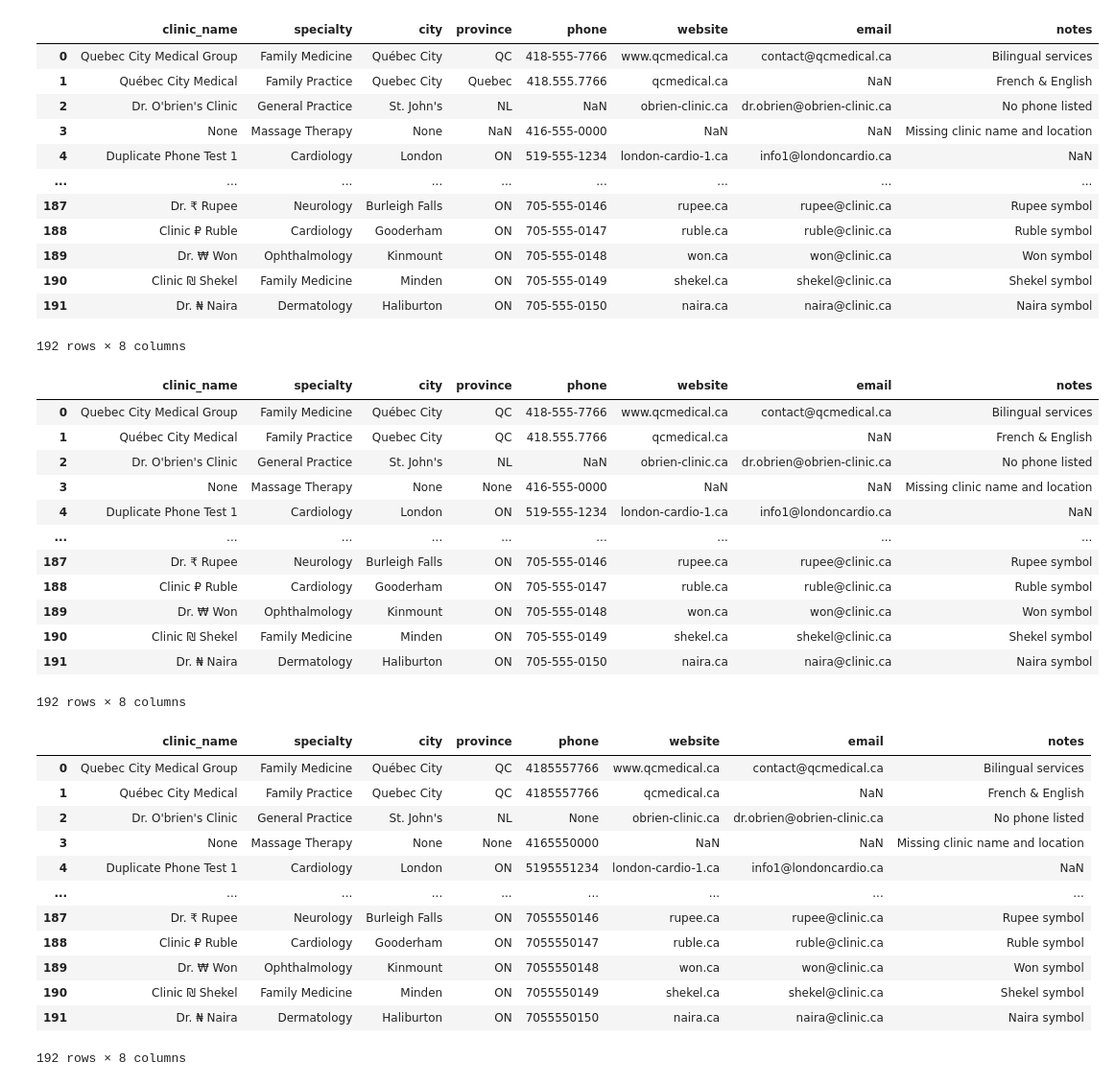
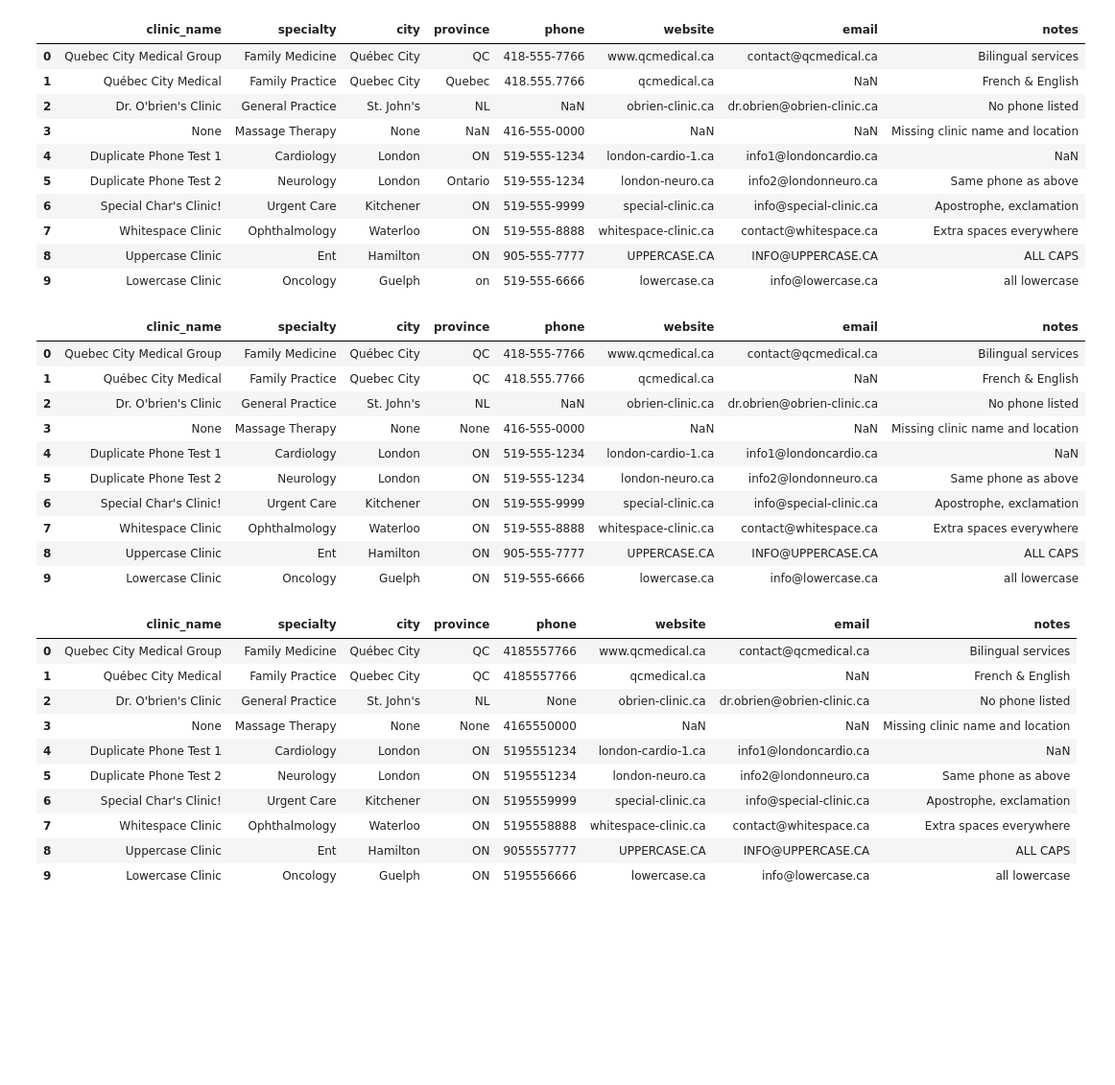
Before and after one commit to AganonIsaiah/Lyyvora-outreach-core-service, a Jupyter notebook: lead_data_pipeline/data_pipeline.ipynb, the cells around one changed output. Shown: that part at 96% size. Cells and saved outputs as stored; diff of their text form; code cells hidden in the pictures; blank space fills up the shorter version.

```diff
--- a/lead_data_pipeline/data_pipeline.ipynb
+++ b/lead_data_pipeline/data_pipeline.ipynb
@@ -28,31 +26,29 @@ df
 # %%
 """
 STEP 1. Clean clinic_name, specialty, and city columns
 - Apply clean_text() function on the 3 columns
 - The clean_text() function does the following:
     a. Checks if the input is a string
     b. Removes leading/trailing whitespace
     c. Standardizes capitalization - converts the string so each word starts with a capital letter
 """
 df["clinic_name"] = df["clinic_name"].apply(clean_text)
 df["specialty"] = df["specialty"].apply(clean_text)
 df["city"] = df["city"].apply(clean_text)
 
-df
+df.head(10)
 # %% [output]
 |  | clinic_name | specialty | city | province | phone | website | email | notes |
 | 0 | Quebec City Medical Group | Family Medicine | Québec City | QC | 418-555-7766 | www.qcmedical.ca | contact@qcmedical.ca | Bilingual services |
 | 1 | Québec City Medical | Family Practice | Quebec City | Quebec | 418.555.7766 | qcmedical.ca | NaN | French & English |
 | 2 | Dr. O'brien's Clinic | General Practice | St. John's | NL | NaN | obrien-clinic.ca | dr.obrien@obrien-clinic.ca | No phone listed |
 | 3 | None | Massage Therapy | None | NaN | 416-555-0000 | NaN | NaN | Missing clinic name and location |
 | 4 | Duplicate Phone Test 1 | Cardiology | London | ON | 519-555-1234 | london-cardio-1.ca | info1@londoncardio.ca | NaN |
-| ... | ... | ... | ... | ... | ... | ... | ... | ... |
-| 187 | Dr. ₹ Rupee | Neurology | Burleigh Falls | ON | 705-555-0146 | rupee.ca | rupee@clinic.ca | Rupee symbol |
-| 188 | Clinic ₽ Ruble | Cardiology | Gooderham | ON | 705-555-0147 | ruble.ca | ruble@clinic.ca | Ruble symbol |
-| 189 | Dr. ₩ Won | Ophthalmology | Kinmount | ON | 705-555-0148 | won.ca | won@clinic.ca | Won symbol |
-| 190 | Clinic ₪ Shekel | Family Medicine | Minden | ON | 705-555-0149 | shekel.ca | shekel@clinic.ca | Shekel symbol |
-| 191 | Dr. ₦ Naira | Dermatology | Haliburton | ON | 705-555-0150 | naira.ca | naira@clinic.ca | Naira symbol |
+| 5 | Duplicate Phone Test 2 | Neurology | London | Ontario | 519-555-1234 | london-neuro.ca | info2@londonneuro.ca | Same phone as above |
+| 6 | Special Char's Clinic! | Urgent Care | Kitchener | ON | 519-555-9999 | special-clinic.ca | info@special-clinic.ca | Apostrophe, exclamation |
+| 7 | Whitespace Clinic | Ophthalmology | Waterloo | ON | 519-555-8888 | whitespace-clinic.ca | contact@whitespace.ca | Extra spaces everywhere |
+| 8 | Uppercase Clinic | Ent | Hamilton | ON | 905-555-7777 | UPPERCASE.CA | INFO@UPPERCASE.CA | ALL CAPS |
+| 9 | Lowercase Clinic | Oncology | Guelph | on | 519-555-6666 | lowercase.ca | info@lowercase.ca | all lowercase |
-192 rows × 8 columns
 # %%
 """
 STEP 2. Clean province column
@@ -60,7 +56,7 @@ STEP 2. Clean province column
 """
 
 df["province"] = df["province"].apply(normalize_province)
-df
+df.head(10)
 # %% [output]
 |  | clinic_name | specialty | city | province | phone | website | email | notes |
 | 0 | Quebec City Medical Group | Family Medicine | Québec City | QC | 418-555-7766 | www.qcmedical.ca | contact@qcmedical.ca | Bilingual services |
@@ -68,13 +64,11 @@ df
 | 2 | Dr. O'brien's Clinic | General Practice | St. John's | NL | NaN | obrien-clinic.ca | dr.obrien@obrien-clinic.ca | No phone listed |
 | 3 | None | Massage Therapy | None | None | 416-555-0000 | NaN | NaN | Missing clinic name and location |
 | 4 | Duplicate Phone Test 1 | Cardiology | London | ON | 519-555-1234 | london-cardio-1.ca | info1@londoncardio.ca | NaN |
-| ... | ... | ... | ... | ... | ... | ... | ... | ... |
-| 187 | Dr. ₹ Rupee | Neurology | Burleigh Falls | ON | 705-555-0146 | rupee.ca | rupee@clinic.ca | Rupee symbol |
-| 188 | Clinic ₽ Ruble | Cardiology | Gooderham | ON | 705-555-0147 | ruble.ca | ruble@clinic.ca | Ruble symbol |
-| 189 | Dr. ₩ Won | Ophthalmology | Kinmount | ON | 705-555-0148 | won.ca | won@clinic.ca | Won symbol |
-| 190 | Clinic ₪ Shekel | Family Medicine | Minden | ON | 705-555-0149 | shekel.ca | shekel@clinic.ca | Shekel symbol |
-| 191 | Dr. ₦ Naira | Dermatology | Haliburton | ON | 705-555-0150 | naira.ca | naira@clinic.ca | Naira symbol |
+| 5 | Duplicate Phone Test 2 | Neurology | London | ON | 519-555-1234 | london-neuro.ca | info2@londonneuro.ca | Same phone as above |
+| 6 | Special Char's Clinic! | Urgent Care | Kitchener | ON | 519-555-9999 | special-clinic.ca | info@special-clinic.ca | Apostrophe, exclamation |
+| 7 | Whitespace Clinic | Ophthalmology | Waterloo | ON | 519-555-8888 | whitespace-clinic.ca | contact@whitespace.ca | Extra spaces everywhere |
+| 8 | Uppercase Clinic | Ent | Hamilton | ON | 905-555-7777 | UPPERCASE.CA | INFO@UPPERCASE.CA | ALL CAPS |
+| 9 | Lowercase Clinic | Oncology | Guelph | ON | 519-555-6666 | lowercase.ca | info@lowercase.ca | all lowercase |
-192 rows × 8 columns
 # %%
 """
 STEP 3. Clean phone column
@@ -83,7 +77,7 @@ STEP 3. Clean phone column
 """
 
 df["phone"] = df["phone"].apply(clean_phone)
-df
+df.head(10)
 # %% [output]
 |  | clinic_name | specialty | city | province | phone | website | email | notes |
 | 0 | Quebec City Medical Group | Family Medicine | Québec City | QC | 4185557766 | www.qcmedical.ca | contact@qcmedical.ca | Bilingual services |
@@ -91,13 +85,11 @@ df
 | 2 | Dr. O'brien's Clinic | General Practice | St. John's | NL | None | obrien-clinic.ca | dr.obrien@obrien-clinic.ca | No phone listed |
 | 3 | None | Massage Therapy | None | None | 4165550000 | NaN | NaN | Missing clinic name and location |
 | 4 | Duplicate Phone Test 1 | Cardiology | London | ON | 5195551234 | london-cardio-1.ca | info1@londoncardio.ca | NaN |
-| ... | ... | ... | ... | ... | ... | ... | ... | ... |
-| 187 | Dr. ₹ Rupee | Neurology | Burleigh Falls | ON | 7055550146 | rupee.ca | rupee@clinic.ca | Rupee symbol |
-| 188 | Clinic ₽ Ruble | Cardiology | Gooderham | ON | 7055550147 | ruble.ca | ruble@clinic.ca | Ruble symbol |
-| 189 | Dr. ₩ Won | Ophthalmology | Kinmount | ON | 7055550148 | won.ca | won@clinic.ca | Won symbol |
-| 190 | Clinic ₪ Shekel | Family Medicine | Minden | ON | 7055550149 | shekel.ca | shekel@clinic.ca | Shekel symbol |
-| 191 | Dr. ₦ Naira | Dermatology | Haliburton | ON | 7055550150 | naira.ca | naira@clinic.ca | Naira symbol |
+| 5 | Duplicate Phone Test 2 | Neurology | London | ON | 5195551234 | london-neuro.ca | info2@londonneuro.ca | Same phone as above |
+| 6 | Special Char's Clinic! | Urgent Care | Kitchener | ON | 5195559999 | special-clinic.ca | info@special-clinic.ca | Apostrophe, exclamation |
+| 7 | Whitespace Clinic | Ophthalmology | Waterloo | ON | 5195558888 | whitespace-clinic.ca | contact@whitespace.ca | Extra spaces everywhere |
+| 8 | Uppercase Clinic | Ent | Hamilton | ON | 9055557777 | UPPERCASE.CA | INFO@UPPERCASE.CA | ALL CAPS |
+| 9 | Lowercase Clinic | Oncology | Guelph | ON | 5195556666 | lowercase.ca | info@lowercase.ca | all lowercase |
-192 rows × 8 columns
 # %%
 """
 STEP 4. Clean website column
```
Also changed, not shown: parts of 6 cells of this notebook, 8 other files.
